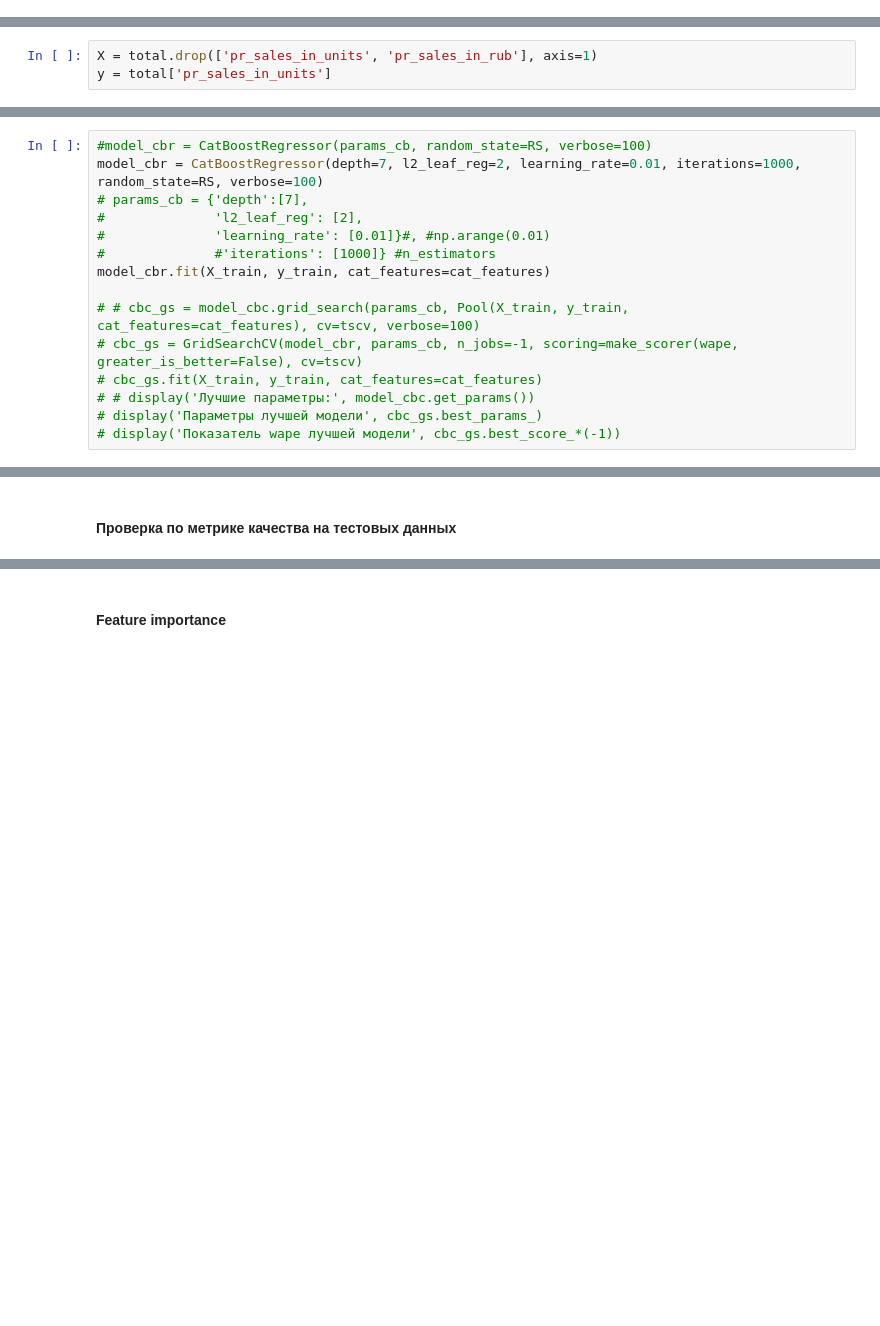
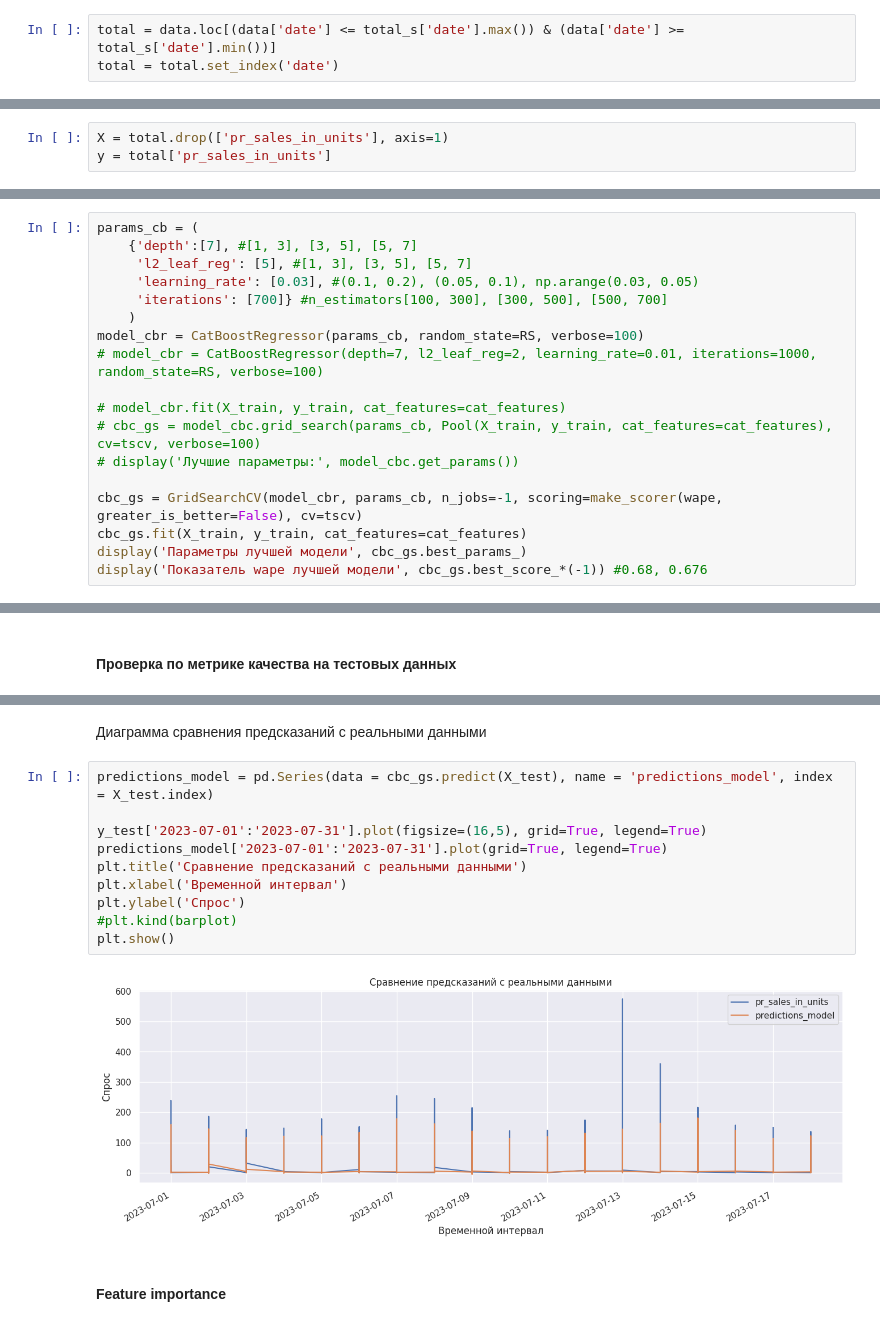
Before and after one commit to denis-42ds/demand_forecast_retailer, a Jupyter notebook: demand_forecast.ipynb, the cells around one changed output, grey strips where cells are left out. Drawn from its saved outputs; the diff is of its cells as text; blank space fills up the shorter version.

```diff
--- a/demand_forecast.ipynb
+++ b/demand_forecast.ipynb
@@ -773,0 +758,3 @@ total_big.sample()
+# %%
+total = data.loc[(data['date'] <= total_s['date'].max()) & (data['date'] >= total_s['date'].min())]
+total = total.set_index('date')
@@ -784,7 +771,7 @@ cat_features = ['st_id', 'pr_sku_id']
 # %% [markdown]
 #### Разделение данных на обучающую и тестовую выборки
 # %%
-X = total.drop(['pr_sales_in_units', 'pr_sales_in_rub'], axis=1)
+X = total.drop(['pr_sales_in_units'], axis=1)
 y = total['pr_sales_in_units']
 # %%
 X_train, X_test, y_train, y_test = train_test_split(X, y, shuffle=False, test_size=.1)
@@ -835,17 +836,20 @@ def wape(y_true: np.array, y_pred: np.array):
 # %% [markdown]
 #### Модель `CatBoostRegressor`
 # %%
-#model_cbr = CatBoostRegressor(params_cb, random_state=RS, verbose=100)
-model_cbr = CatBoostRegressor(depth=7, l2_leaf_reg=2, learning_rate=0.01, iterations=1000, random_state=RS, verbose=100)
-# params_cb = {'depth':[7],
-#              'l2_leaf_reg': [2],
-#              'learning_rate': [0.01]}#, #np.arange(0.01)
-#              #'iterations': [1000]} #n_estimators
-model_cbr.fit(X_train, y_train, cat_features=cat_features)
+params_cb = (
+    {'depth':[7], #[1, 3], [3, 5], [5, 7]
+     'l2_leaf_reg': [5], #[1, 3], [3, 5], [5, 7]
+     'learning_rate': [0.03], #(0.1, 0.2), (0.05, 0.1), np.arange(0.03, 0.05)
+     'iterations': [700]} #n_estimators[100, 300], [300, 500], [500, 700]
+    )
+model_cbr = CatBoostRegressor(params_cb, random_state=RS, verbose=100)
+# model_cbr = CatBoostRegressor(depth=7, l2_leaf_reg=2, learning_rate=0.01, iterations=1000, random_state=RS, verbose=100)
 
-# # cbc_gs = model_cbc.grid_search(params_cb, Pool(X_train, y_train, cat_features=cat_features), cv=tscv, verbose=100)
-# cbc_gs = GridSearchCV(model_cbr, params_cb, n_jobs=-1, scoring=make_scorer(wape, greater_is_better=False), cv=tscv)
-# cbc_gs.fit(X_train, y_train, cat_features=cat_features)
-# # display('Лучшие параметры:', model_cbc.get_params())
-# display('Параметры лучшей модели', cbc_gs.best_params_)
-# display('Показатель wape лучшей модели', cbc_gs.best_score_*(-1))
+# model_cbr.fit(X_train, y_train, cat_features=cat_features)
+# cbc_gs = model_cbc.grid_search(params_cb, Pool(X_train, y_train, cat_features=cat_features), cv=tscv, verbose=100)
+# display('Лучшие параметры:', model_cbc.get_params())
+
+cbc_gs = GridSearchCV(model_cbr, params_cb, n_jobs=-1, scoring=make_scorer(wape, greater_is_better=False), cv=tscv)
+cbc_gs.fit(X_train, y_train, cat_features=cat_features)
+display('Параметры лучшей модели', cbc_gs.best_params_)
+display('Показатель wape лучшей модели', cbc_gs.best_score_*(-1)) #0.68, 0.676
@@ -857,3 +875,17 @@ model_cbr.fit(X_train, y_train, cat_features=cat_features)
+# %% [markdown]
+Диаграмма сравнения предсказаний с реальными данными
+# %%
+predictions_model = pd.Series(data = cbc_gs.predict(X_test), name = 'predictions_model', index = X_test.index)
+
+y_test['2023-07-01':'2023-07-31'].plot(figsize=(16,5), grid=True, legend=True)
+predictions_model['2023-07-01':'2023-07-31'].plot(grid=True, legend=True)
+plt.title('Сравнение предсказаний с реальными данными')
+plt.xlabel('Временной интервал')
+plt.ylabel('Спрос')
+#plt.kind(barplot)
+plt.show()
+# %% [output]
+[figure, added]
 # %% [markdown]
 #### Feature importance
 # %%
```
Also changed, not shown: parts of 71 cells of this notebook, 5 other files.
